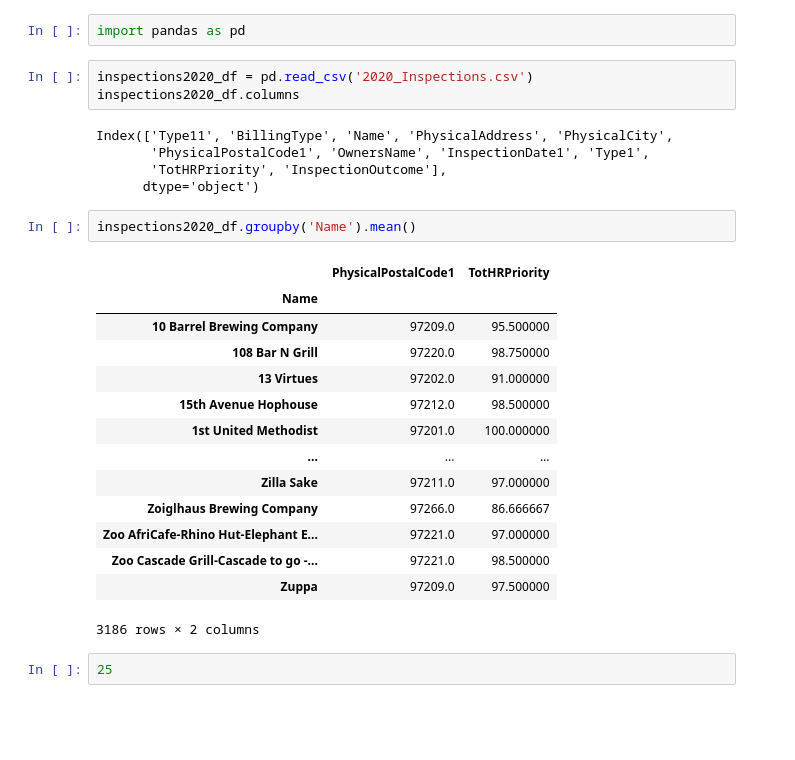
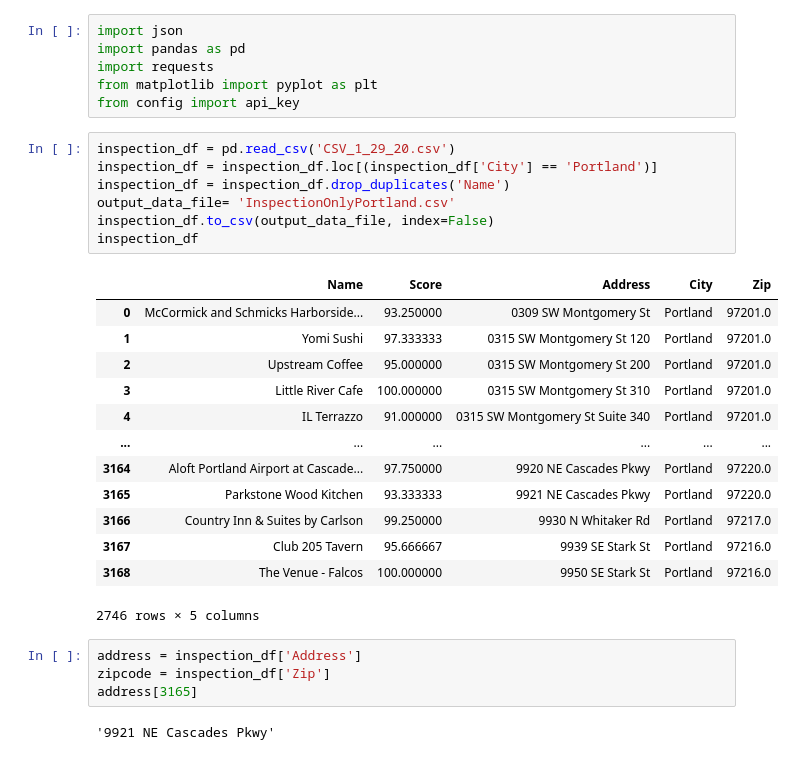
Before and after one commit to DCMilligan88/PriceVsHealth, a Jupyter notebook: looking at our inspection data.ipynb, the cells around one changed output. Drawn from its saved outputs; the diff is of its cells as text; blank space fills up the shorter version.

```diff
--- a/looking at our inspection data.ipynb
+++ b/looking at our inspection data.ipynb
@@ -1,29 +1,33 @@
-# %%
-import pandas as pd
-# %%
-inspections2020_df = pd.read_csv('2020_Inspections.csv')
-inspections2020_df.columns
-# %% [output]
-Index(['Type11', 'BillingType', 'Name', 'PhysicalAddress', 'PhysicalCity',
-       'PhysicalPostalCode1', 'OwnersName', 'InspectionDate1', 'Type1',
-       'TotHRPriority', 'InspectionOutcome'],
-      dtype='object')
-# %%
-inspections2020_df.groupby('Name').mean()
-# %% [output]
-|  | PhysicalPostalCode1 | TotHRPriority |
-| Name |  |  |
-| 10 Barrel Brewing Company | 97209.0 | 95.500000 |
-| 108 Bar N Grill | 97220.0 | 98.750000 |
-| 13 Virtues | 97202.0 | 91.000000 |
-| 15th Avenue Hophouse | 97212.0 | 98.500000 |
-| 1st United Methodist | 97201.0 | 100.000000 |
-| ... | ... | ... |
-| Zilla Sake | 97211.0 | 97.000000 |
-| Zoiglhaus Brewing Company | 97266.0 | 86.666667 |
-| Zoo AfriCafe-Rhino Hut-Elephant E... | 97221.0 | 97.000000 |
-| Zoo Cascade Grill-Cascade to go -... | 97221.0 | 98.500000 |
-| Zuppa | 97209.0 | 97.500000 |
-3186 rows × 2 columns
-# %%
-25
+# %%
+import json
+import pandas as pd
+import requests
+from matplotlib import pyplot as plt
+from config import api_key
+# %%
+inspection_df = pd.read_csv('CSV_1_29_20.csv')
+inspection_df = inspection_df.loc[(inspection_df['City'] == 'Portland')]
+inspection_df = inspection_df.drop_duplicates('Name')
+output_data_file= 'InspectionOnlyPortland.csv'
+inspection_df.to_csv(output_data_file, index=False)
+inspection_df
+# %% [output]
+|  | Name | Score | Address | City | Zip |
+| 0 | McCormick and Schmicks Harborside... | 93.250000 | 0309 SW Montgomery St | Portland | 97201.0 |
+| 1 | Yomi Sushi | 97.333333 | 0315 SW Montgomery St 120 | Portland | 97201.0 |
+| 2 | Upstream Coffee | 95.000000 | 0315 SW Montgomery St 200 | Portland | 97201.0 |
+| 3 | Little River Cafe | 100.000000 | 0315 SW Montgomery St 310 | Portland | 97201.0 |
+| 4 | IL Terrazzo | 91.000000 | 0315 SW Montgomery St Suite 340 | Portland | 97201.0 |
+| ... | ... | ... | ... | ... | ... |
+| 3164 | Aloft Portland Airport at Cascade... | 97.750000 | 9920 NE Cascades Pkwy | Portland | 97220.0 |
+| 3165 | Parkstone Wood Kitchen | 93.333333 | 9921 NE Cascades Pkwy | Portland | 97220.0 |
+| 3166 | Country Inn & Suites by Carlson | 99.250000 | 9930 N Whitaker Rd | Portland | 97217.0 |
+| 3167 | Club 205 Tavern | 95.666667 | 9939 SE Stark St | Portland | 97216.0 |
+| 3168 | The Venue - Falcos | 100.000000 | 9950 SE Stark St | Portland | 97216.0 |
+2746 rows × 5 columns
+# %%
+address = inspection_df['Address']
+zipcode = inspection_df['Zip']
+address[3165]
+# %% [output]
+'9921 NE Cascades Pkwy'
```
Also changed, not shown: parts of 1 cell of this notebook, 2 other files.
